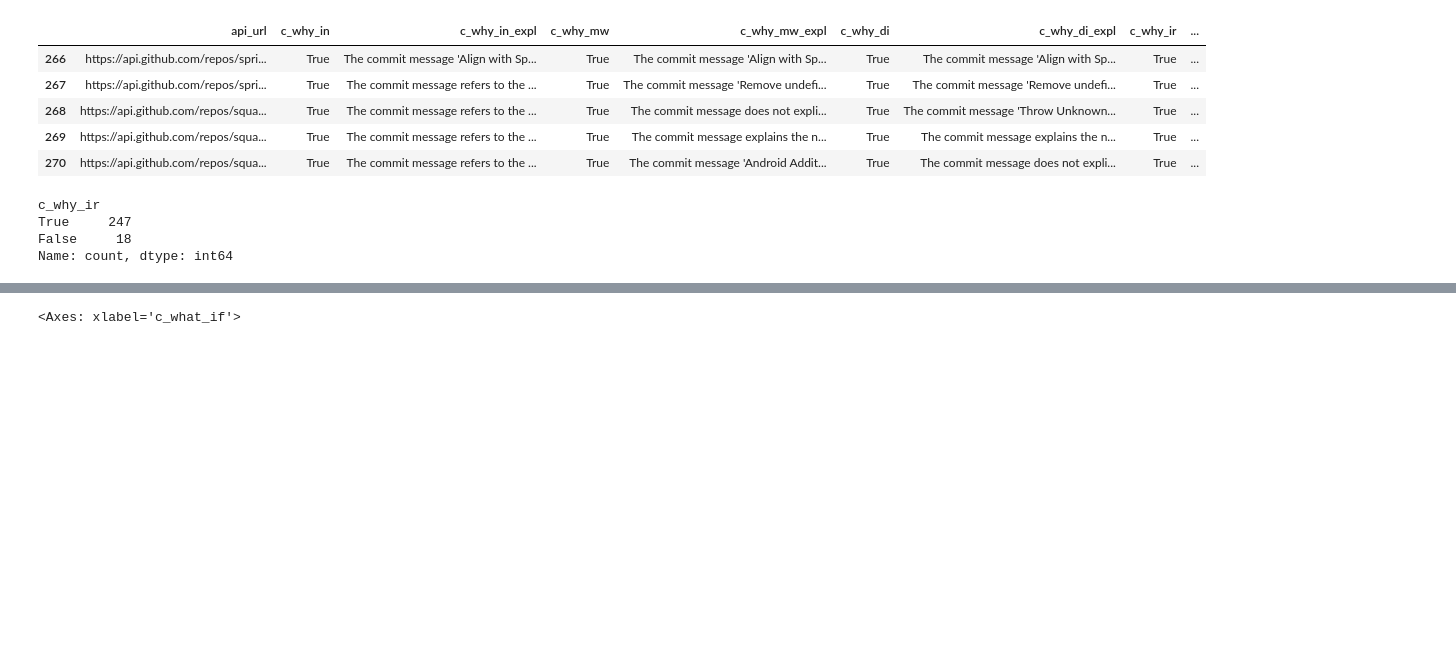
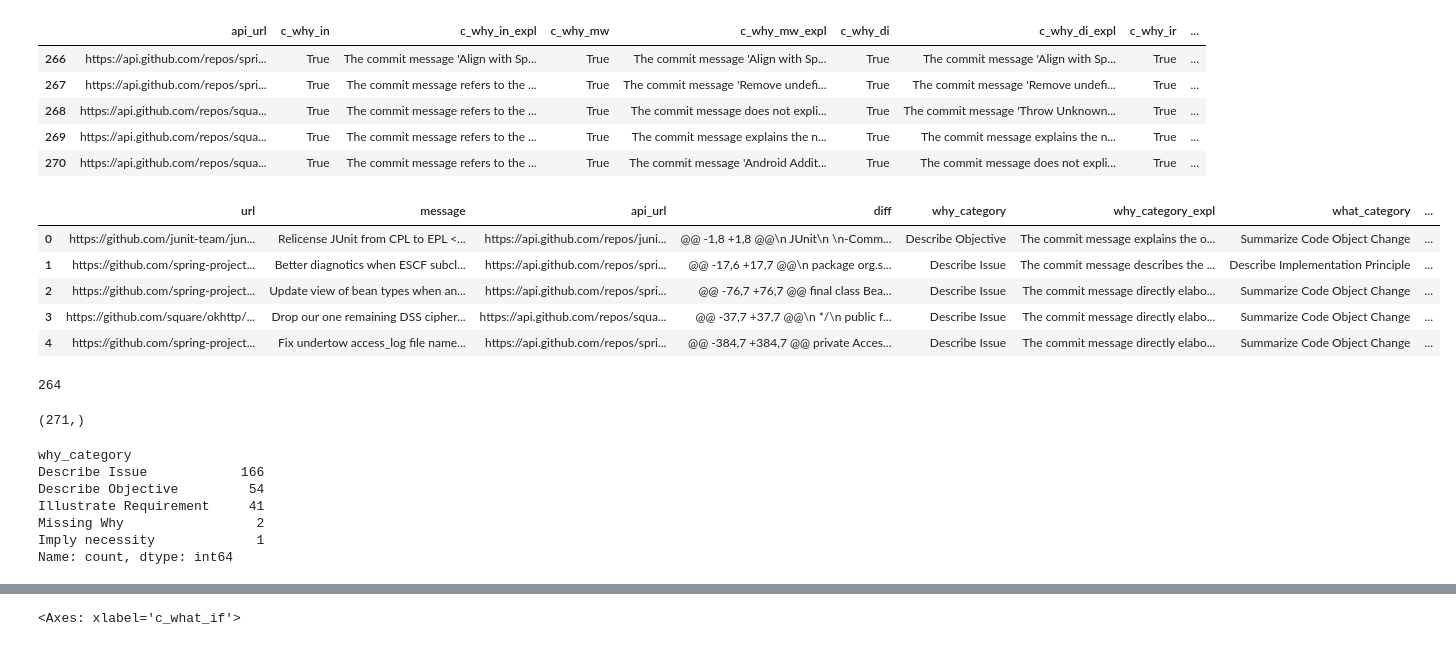
Before and after one commit to kevca87/should_llms_evaluate, a Jupyter notebook: data_analysis.ipynb, the cells around one changed output, grey strips where cells are left out. Cells and saved outputs as stored; diff of their text form; code cells hidden in the pictures; blank space fills up the shorter version.

```diff
--- a/data_analysis.ipynb
+++ b/data_analysis.ipynb
@@ -184,6 +184,13 @@ df[column_names].tail()
 | 269 | https://api.github.com/repos/squa... | True | The commit message refers to the ... | True | The commit message explains the n... | True | The commit message explains the n... | True | ... |
 | 270 | https://api.github.com/repos/squa... | True | The commit message refers to the ... | True | The commit message 'Android Addit... | True | The commit message does not expli... | True | ... |
 # %%
-file_name = "./cme_codestral-latest.csv"
+file_name = "./cme_codestral-latest_finished.csv"
 df = pd.read_csv(file_name)
 df.head()
+# %% [output]
+|  | url | message | api_url | diff | why_category | why_category_expl | what_category | ... |
+| 0 | https://github.com/junit-team/jun... | Relicense JUnit from CPL to EPL <... | https://api.github.com/repos/juni... | @@ -1,8 +1,8 @@\n JUnit\n \n-Comm... | Describe Objective | The commit message explains the o... | Summarize Code Object Change | ... |
+| 1 | https://github.com/spring-project... | Better diagnotics when ESCF subcl... | https://api.github.com/repos/spri... | @@ -17,6 +17,7 @@\n package org.s... | Describe Issue | The commit message describes the ... | Describe Implementation Principle | ... |
+| 2 | https://github.com/spring-project... | Update view of bean types when an... | https://api.github.com/repos/spri... | @@ -76,7 +76,7 @@ final class Bea... | Describe Issue | The commit message directly elabo... | Summarize Code Object Change | ... |
+| 3 | https://github.com/square/okhttp/... | Drop our one remaining DSS cipher... | https://api.github.com/repos/squa... | @@ -37,7 +37,7 @@\n */\n public f... | Describe Issue | The commit message directly elabo... | Summarize Code Object Change | ... |
+| 4 | https://github.com/spring-project... | Fix undertow access_log file name... | https://api.github.com/repos/spri... | @@ -384,7 +384,7 @@ private Acces... | Describe Issue | The commit message directly elabo... | Summarize Code Object Change | ... |
@@ -190,7 +200,18 @@ df.head()
+# %%
+df['why_category'].notna().sum()
+# %% [output]
+264
+# %%
+df['why_category'].shape
+# %% [output]
+(271,)
 # %%
-df['c_why_ir'].value_counts()
+df['why_category'].value_counts()
 # %% [output]
-c_why_ir
-True     247
-False     18
+why_category
+Describe Issue            166
+Describe Objective         54
+Illustrate Requirement     41
+Missing Why                 2
+Imply necessity             1
 Name: count, dtype: int64
```
Also changed, not shown: parts of 15 cells of this notebook, 8 other files.
